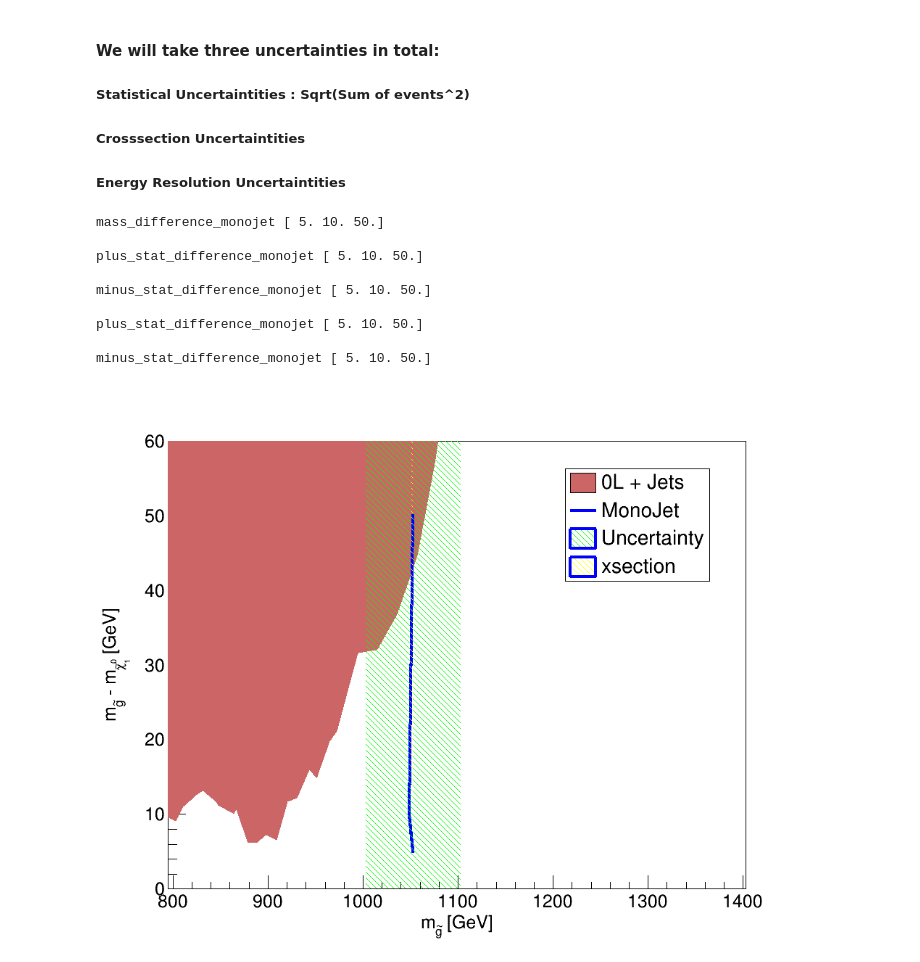
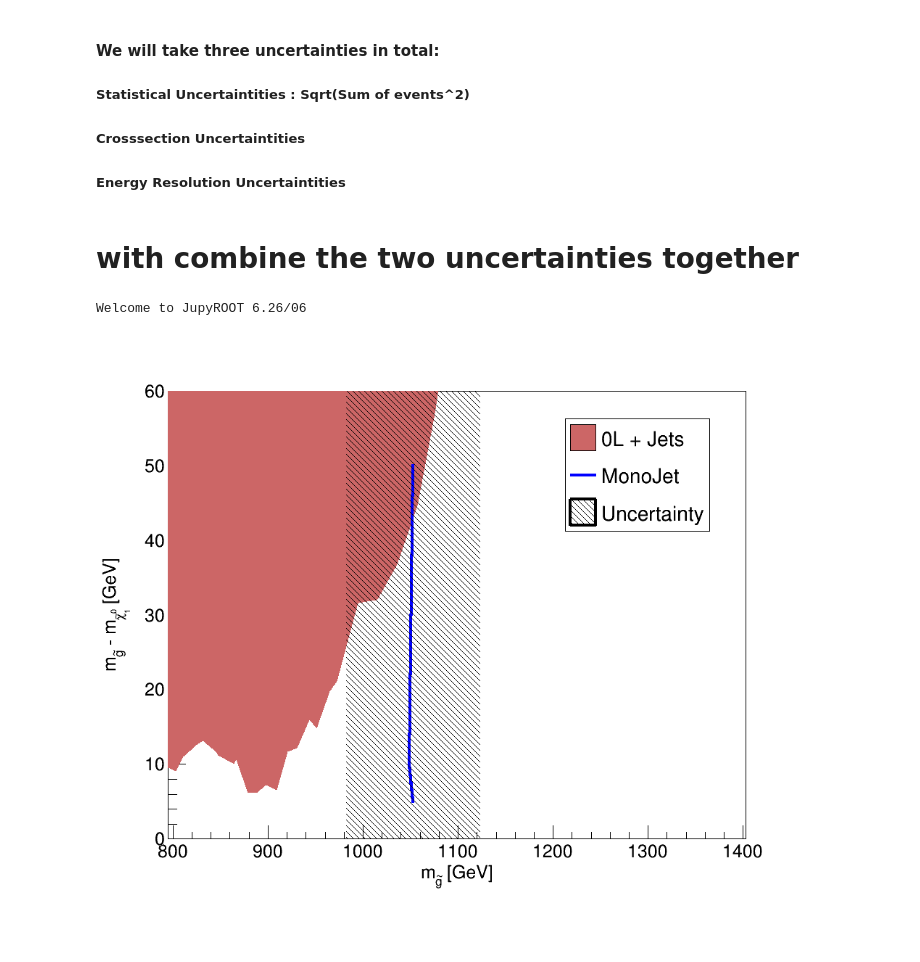
Before and after one commit to rhammad7/Supersymmetry_Analysis, a Jupyter notebook: final_contour.ipynb, the cells around one changed output. Saved outputs shown, nothing was run; the diff lists cells and outputs as text; code cells hidden in the pictures; blank space fills up the shorter version.

Commit message:
Separate uncertainties

```diff
--- a/final_contour.ipynb
+++ b/final_contour.ipynb
@@ -11,6 +11,8 @@
 ##### Statistical Uncertaintities : Sqrt(Sum of events^2)
 ##### Crosssection Uncertaintities
 ##### Energy Resolution  Uncertaintities
+# %% [markdown]
+# with combine the two uncertainties together
 # %%
 import numpy as np
 import pandas as pd
@@ -29,8 +31,6 @@ gluino_mass_monojet = np.array([1052.5, 1048.5, 1053.0])
 
 mass_difference_monojet = gluino_mass_monojet - neutralino_mass_monojet
 
-print("mass_difference_monojet", mass_difference_monojet)
-
 ### Uncertainties
 
 plus_stat_neutralino_mass_monojet = np.array([1039.0, 1030.0, 985.0 ])
@@ -42,9 +42,6 @@ minus_stat_gluino_mass_monojet = np.array([1060.0, 1056.0, 1068.0])
 plus_stat_difference_monojet = plus_stat_gluino_mass_monojet - plus_stat_neutralino_mass_monojet
 minus_stat_difference_monojet = minus_stat_gluino_mass_monojet - minus_stat_neutralino_mass_monojet
 
-print("\nplus_stat_difference_monojet", plus_stat_difference_monojet)
-print("\nminus_stat_difference_monojet", minus_stat_difference_monojet)
-
 plus_xsection_neutralino_mass_monojet = np.array([1031.5, 1022.0, 987.0 ])
 plus_xsection_gluino_mass_monojet = np.array([1036.5, 1032.0, 1037.0 ])
 
@@ -54,42 +51,28 @@ minus_xsection_gluino_mass_monojet = np.array([1070.0, 1066.0, 1070.0])
 plus_xsection_difference_monojet = plus_xsection_gluino_mass_monojet - plus_xsection_neutralino_mass_monojet
 minus_xsection_difference_monojet = minus_xsection_gluino_mass_monojet - minus_xsection_neutralino_mass_monojet
 
-print("\nplus_stat_difference_monojet", plus_xsection_difference_monojet)
-print("\nminus_stat_difference_monojet", minus_xsection_difference_monojet)
+# Combine uncertainties in quadrature
+plus_combined_uncertainty = np.sqrt((plus_stat_difference_monojet)**2 + (plus_xsection_difference_monojet)**2)
 
+minus_combined_uncertainty = np.sqrt((minus_stat_difference_monojet)**2 + (minus_xsection_difference_monojet)**2)
 
 graph_0L = ROOT.TGraph(len(gluino_mass_0L), gluino_mass_0L, mass_difference_0L)
 
 graph_monojet = ROOT.TGraph(len(gluino_mass_monojet), gluino_mass_monojet, mass_difference_monojet)
 
-
-graph_uncertainty_stat = ROOT.TGraphErrors(
+graph_uncertainty = ROOT.TGraphErrors(
     len(gluino_mass_monojet),
     gluino_mass_monojet,
     mass_difference_monojet,
-    minus_stat_difference_monojet,
-    plus_stat_difference_monojet
+    minus_combined_uncertainty,
+    plus_combined_uncertainty
 )
 
 # Set fill style and color for the uncertainty bands
-graph_uncertainty_stat.SetLineColor(4)
-graph_uncertainty_stat.SetLineWidth(1504)
-graph_uncertainty_stat.SetFillStyle(3005)
-graph_uncertainty_stat.SetFillColor(3)
-
-graph_uncertainty_xsection = ROOT.TGraphErrors(
-    len(gluino_mass_monojet),
-    gluino_mass_monojet,
-    mass_difference_monojet,
-    minus_xsection_difference_monojet,
-    plus_xsection_difference_monojet
-)
-
-# Set fill style and color for the uncertainty bands
-graph_uncertainty_xsection.SetLineColor(4)
-graph_uncertainty_xsection.SetLineWidth(1504)
-graph_uncertainty_xsection.SetFillStyle(3005)
-graph_uncertainty_xsection.SetFillColor(5)
+graph_uncertainty.SetLineColor(1)
+graph_uncertainty.SetLineWidth(1504)
+graph_uncertainty.SetFillStyle(3005)
+graph_uncertainty.SetFillColor(1)
 
 
 # Create a new canvas and del previous if existing
@@ -104,44 +87,34 @@ graph_0L.SetFillColor(ROOT.kRed -6)
 graph_0L.Draw("AF")
 
 graph_monojet.SetLineColor(ROOT.kBlue)
 graph_monojet.SetLineWidth(4)
 graph_monojet.Draw("L")
 
-graph_uncertainty_stat.Draw("2SAME")
-graph_uncertainty_xsection.Draw("2SAME")
+graph_uncertainty.Draw("2SAME")
 
 graph_0L.GetXaxis().SetTitle("m_{#tilde{g}} [GeV]")
 graph_0L.GetYaxis().SetTitle("m_{#tilde{g}} - m_{#tilde{#chi}_{1}^{0}} [GeV]")
 graph_0L.GetXaxis().CenterTitle()
 graph_0L.GetYaxis().CenterTitle()
 graph_0L.SetTitle("")
 
 graph_0L.GetYaxis().SetTitleOffset(1.3)
 graph_0L.GetXaxis().SetTitleOffset(1.2)
 
 graph_0L.GetXaxis().SetRangeUser(800, 1400)
 graph_0L.GetYaxis().SetRangeUser(0, 60)
 
 graph_0L.GetXaxis().SetRangeUser(800, 1400)
 graph_0L.GetYaxis().SetRangeUser(0, 60)
 
 legend = ROOT.TLegend(0.65, 0.65, 0.85, 0.85)
 legend.SetTextSize(0.04)
 legend.AddEntry(graph_0L, "0L + Jets", "F")
 legend.AddEntry(graph_monojet, "MonoJet", "L")
-legend.AddEntry(graph_uncertainty_stat, "Uncertainty", "F")
-legend.AddEntry(graph_uncertainty_xsection, "xsection", "F")
+legend.AddEntry(graph_uncertainty, "Uncertainty", "F")
 legend.Draw()
 
 canvas.Draw()
 # %% [output]
-mass_difference_monojet [ 5. 10. 50.]
-
-plus_stat_difference_monojet [ 5. 10. 50.]
-
-minus_stat_difference_monojet [ 5. 10. 50.]
-
-plus_stat_difference_monojet [ 5. 10. 50.]
-
-minus_stat_difference_monojet [ 5. 10. 50.]
+Welcome to JupyROOT 6.26/06
-[figure, old version]
+[figure, new version]
```
Also changed, not shown: parts of 4 cells of this notebook.
